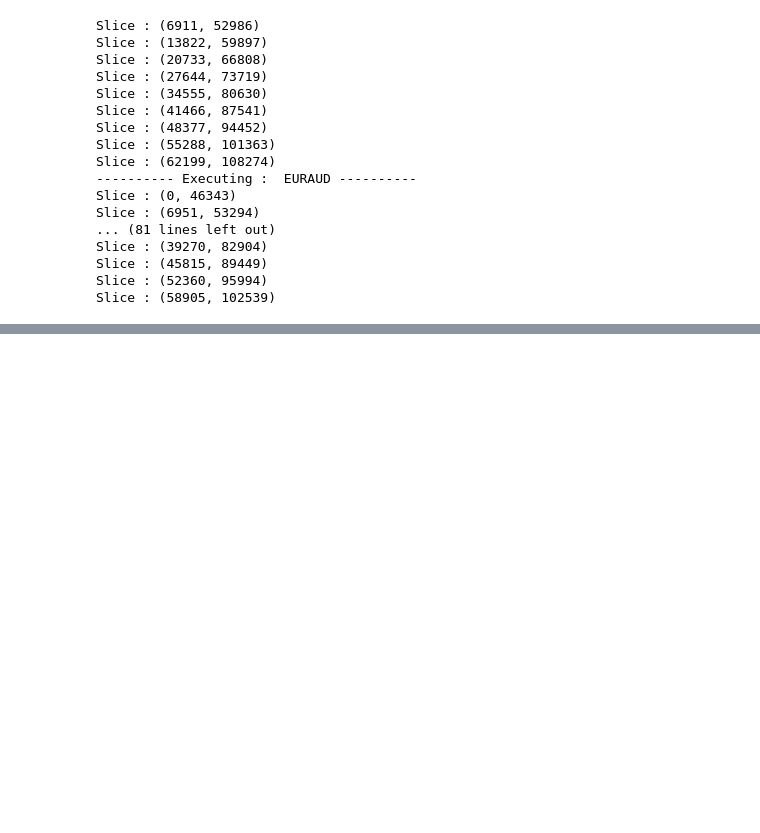
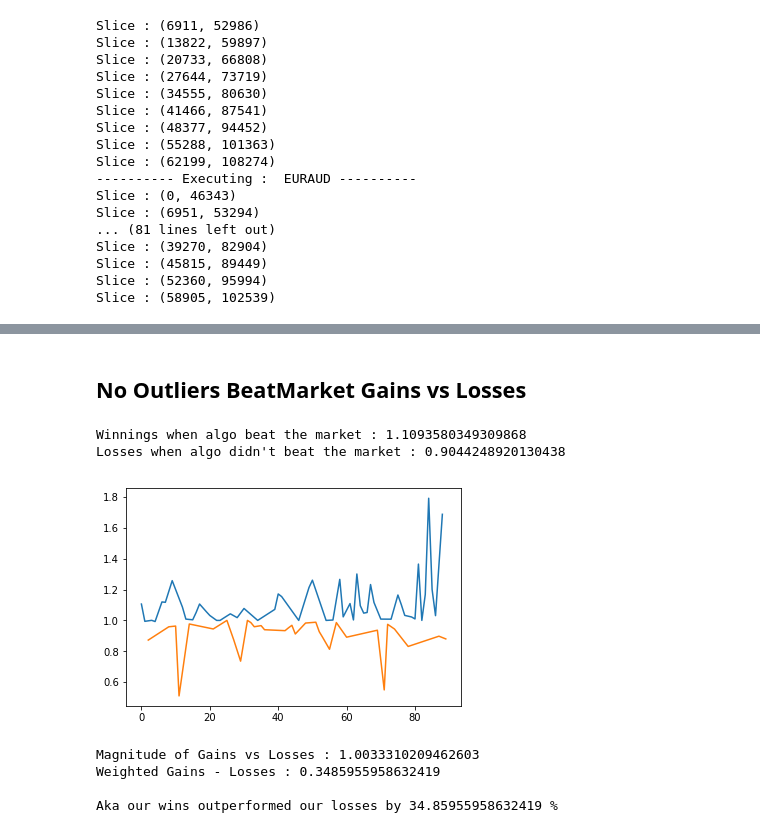
Before and after one commit to Angus-McLean/fxboys, a Jupyter notebook: Full WalkForward Testing.ipynb, the cells around one changed output, grey strips where cells are left out. Drawn from its saved outputs; the diff is of its cells as text; code cells hidden in the pictures; blank space fills up the shorter version.

```diff
--- a/Full WalkForward Testing.ipynb
+++ b/Full WalkForward Testing.ipynb
@@ -136,0 +176,33 @@ Name: beat_market, dtype: int64
+# %% [markdown]
+## No Outliers BeatMarket Gains vs Losses
+# %%
+algo_gain = summariesDf[summariesDf.beat_market].algo_gain
+smooth_algo_gain = algo_gain[np.abs(algo_gain-algo_gain.mean()) <= (2*algo_gain.std())]
+plt.plot(smooth_algo_gain)
+
+algo_loss = summariesDf[summariesDf.beat_market == False].algo_gain
+smooth_algo_loss = algo_loss[np.abs(algo_loss-algo_loss.mean()) <= (2*algo_loss.std())]
+plt.plot(smooth_algo_loss)
+
+print('Winnings when algo beat the market :', smooth_algo_gain.mean())
+print('Losses when algo didn\'t beat the market :', smooth_algo_loss.mean())
+# %% [output]
+Winnings when algo beat the market : 1.1093580349309868
+Losses when algo didn't beat the market : 0.9044248920130438
+[figure, added]
+# %%
+winsVsLosses = summariesDf.beat_market.value_counts()
+print('Magnitude of Gains vs Losses :', smooth_algo_gain.mean() * smooth_algo_loss.mean())
+
+gainsVsLossPerformance = winsVsLosses.loc[True]/winsVsLosses.sum() * \
+      smooth_algo_gain.mean()\
+      -\
+      winsVsLosses.loc[False]/winsVsLosses.sum() * \
+      smooth_algo_loss.mean()
+print('Weighted Gains - Losses :', gainsVsLossPerformance)
+print('\nAka our wins outperformed our losses by',gainsVsLossPerformance*100, '%')
+# %% [output]
+Magnitude of Gains vs Losses : 1.0033310209462603
+Weighted Gains - Losses : 0.3485955958632419
+
+Aka our wins outperformed our losses by 34.85955958632419 %
```
Also changed, not shown: parts of 12 cells of this notebook.
